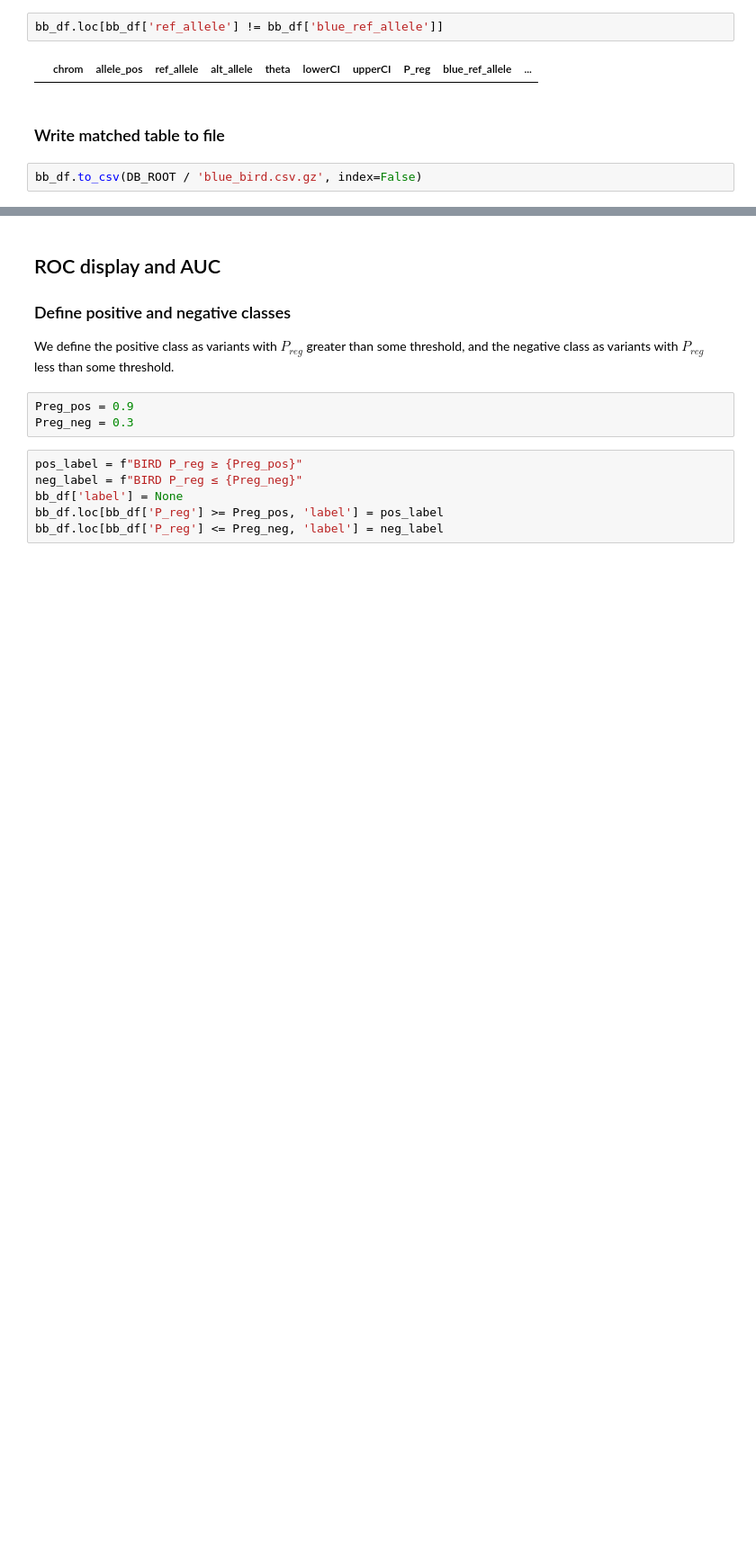
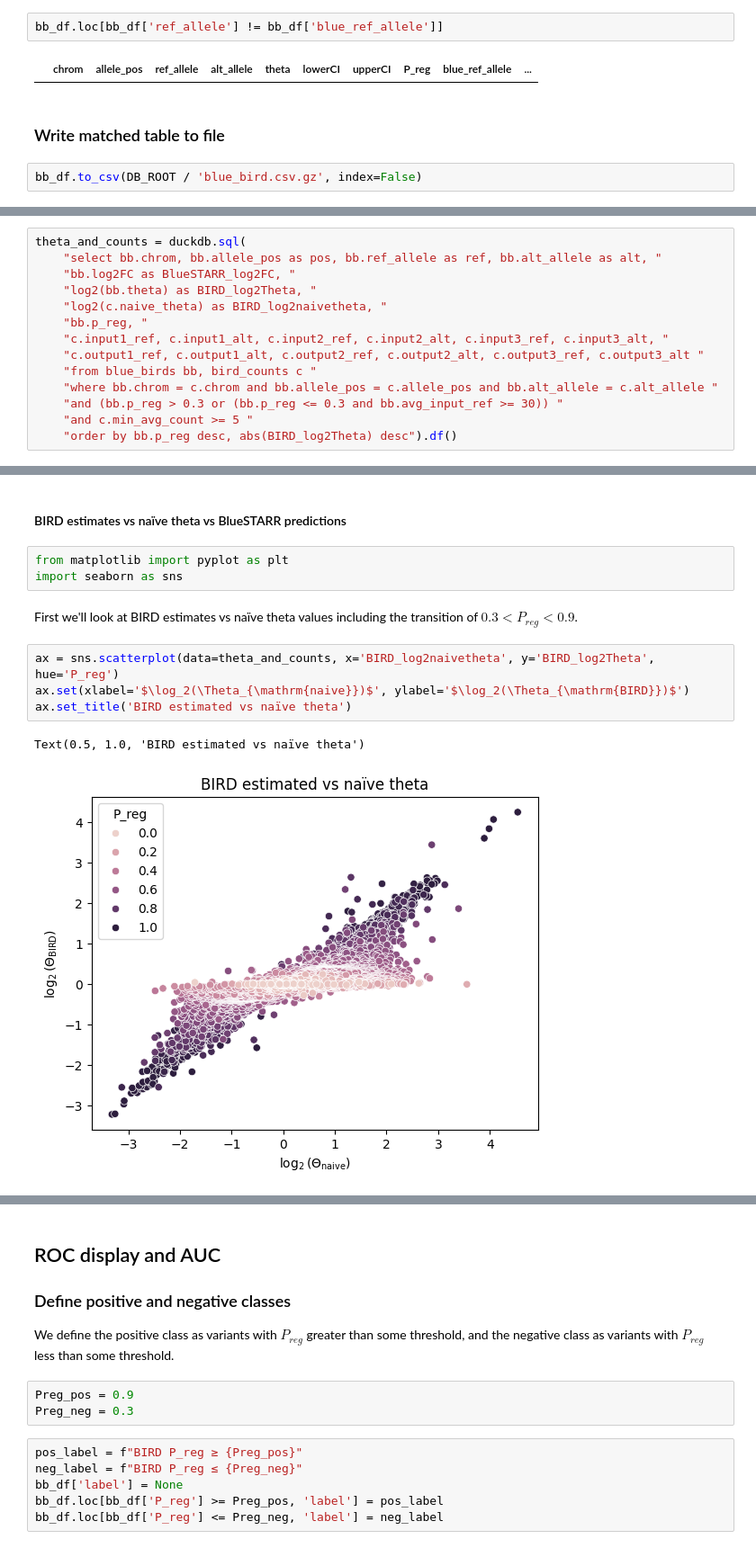
Before and after one commit to Duke-IGVF/BlueSTARR-viz, a Jupyter notebook: preds/BIRD-vs-BlueSTARR-preds.ipynb, the cells around one changed output, grey strips where cells are left out. Shown at 90% size. Cells and saved outputs as stored; diff of their text form; blank space fills up the shorter version.

```diff
--- a/preds/BIRD-vs-BlueSTARR-preds.ipynb
+++ b/preds/BIRD-vs-BlueSTARR-preds.ipynb
@@ -154,0 +171,14 @@ bb_df.to_csv(DB_ROOT / 'blue_bird.csv.gz', index=False)
+# %%
+theta_and_counts = duckdb.sql(
+    "select bb.chrom, bb.allele_pos as pos, bb.ref_allele as ref, bb.alt_allele as alt, "
+    "bb.log2FC as BlueSTARR_log2FC, "
+    "log2(bb.theta) as BIRD_log2Theta, "
+    "log2(c.naive_theta) as BIRD_log2naivetheta, "
+    "bb.p_reg, "
+    "c.input1_ref, c.input1_alt, c.input2_ref, c.input2_alt, c.input3_ref, c.input3_alt, "
+    "c.output1_ref, c.output1_alt, c.output2_ref, c.output2_alt, c.output3_ref, c.output3_alt "
+    "from blue_birds bb, bird_counts c "
+    "where bb.chrom = c.chrom and bb.allele_pos = c.allele_pos and bb.alt_allele = c.alt_allele "
+    "and (bb.p_reg > 0.3 or (bb.p_reg <= 0.3 and bb.avg_input_ref >= 30)) "
+    "and c.min_avg_count >= 5 "
+    "order by bb.p_reg desc, abs(BIRD_log2Theta) desc").df()
@@ -154,0 +192,14 @@ bb_df.to_csv(DB_ROOT / 'blue_bird.csv.gz', index=False)
+# %% [markdown]
+#### BIRD estimates vs naïve theta vs BlueSTARR predictions
+# %%
+from matplotlib import pyplot as plt
+import seaborn as sns
+# %% [markdown]
+First we'll look at BIRD estimates vs naïve theta values including the transition of $0.3 < P_{reg} < 0.9$.
+# %%
+ax = sns.scatterplot(data=theta_and_counts, x='BIRD_log2naivetheta', y='BIRD_log2Theta', hue='P_reg')
+ax.set(xlabel='$\log_2(\Theta_{\mathrm{naive}})$', ylabel='$\log_2(\Theta_{\mathrm{BIRD}})$')
+ax.set_title('BIRD estimated vs naïve theta')
+# %% [output]
+Text(0.5, 1.0, 'BIRD estimated vs naïve theta')
+[figure, added]
```
Also changed, not shown: parts of 32 cells of this notebook.
